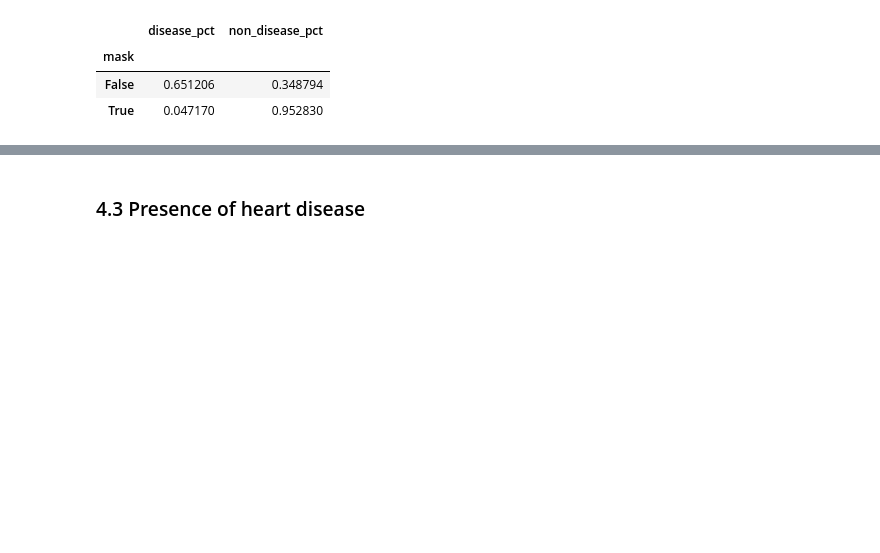
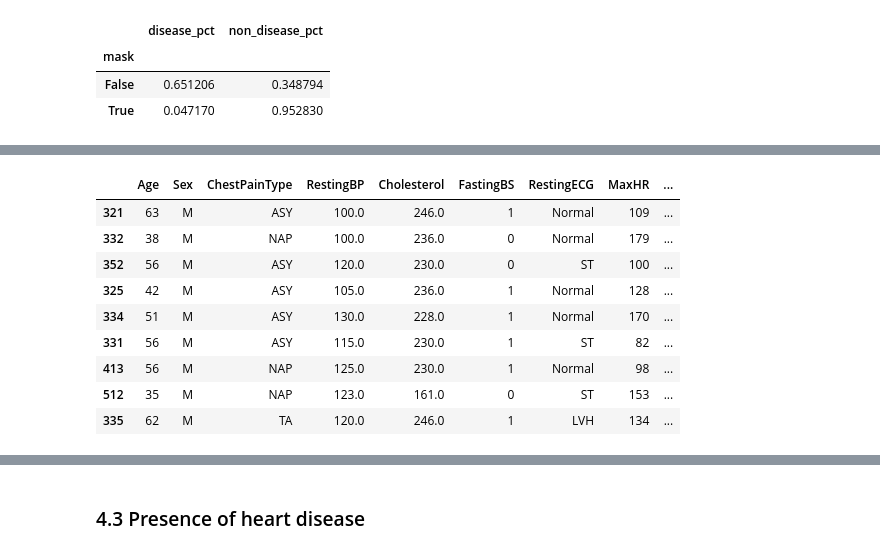
Before and after one commit to Lymuthien/heart_failure, a Jupyter notebook: notebooks/1.0-eda.ipynb, the cells around one changed output, grey strips where cells are left out. Drawn from its saved outputs; the diff is of its cells as text; code cells hidden in the pictures; blank space fills up the shorter version.

Commit message:
Explore negative Oldpeak values

```diff
--- a/notebooks/1.0-eda.ipynb
+++ b/notebooks/1.0-eda.ipynb
@@ -384,0 +387,4 @@ tmp
+# %%
+non_zero_train = df_train[~zero_oldpeak_mask]
+neg_oldpeak_mask = non_zero_train[OLDPEAK] < 0
+non_zero_train.groupby(neg_oldpeak_mask).describe()
@@ -384,0 +406,13 @@ tmp
+# %%
+non_zero_train[neg_oldpeak_mask]
+# %% [output]
+|  | Age | Sex | ChestPainType | RestingBP | Cholesterol | FastingBS | RestingECG | MaxHR | ... |
+| 321 | 63 | M | ASY | 100.0 | 246.0 | 1 | Normal | 109 | ... |
+| 332 | 38 | M | NAP | 100.0 | 236.0 | 0 | Normal | 179 | ... |
+| 352 | 56 | M | ASY | 120.0 | 230.0 | 0 | ST | 100 | ... |
+| 325 | 42 | M | ASY | 105.0 | 236.0 | 1 | Normal | 128 | ... |
+| 334 | 51 | M | ASY | 130.0 | 228.0 | 1 | Normal | 170 | ... |
+| 331 | 56 | M | ASY | 115.0 | 230.0 | 1 | ST | 82 | ... |
+| 413 | 56 | M | NAP | 125.0 | 230.0 | 1 | Normal | 98 | ... |
+| 512 | 35 | M | NAP | 123.0 | 161.0 | 0 | ST | 153 | ... |
+| 335 | 62 | M | TA | 120.0 | 246.0 | 1 | LVH | 134 | ... |
```
Also changed, not shown: parts of 10 cells of this notebook.
